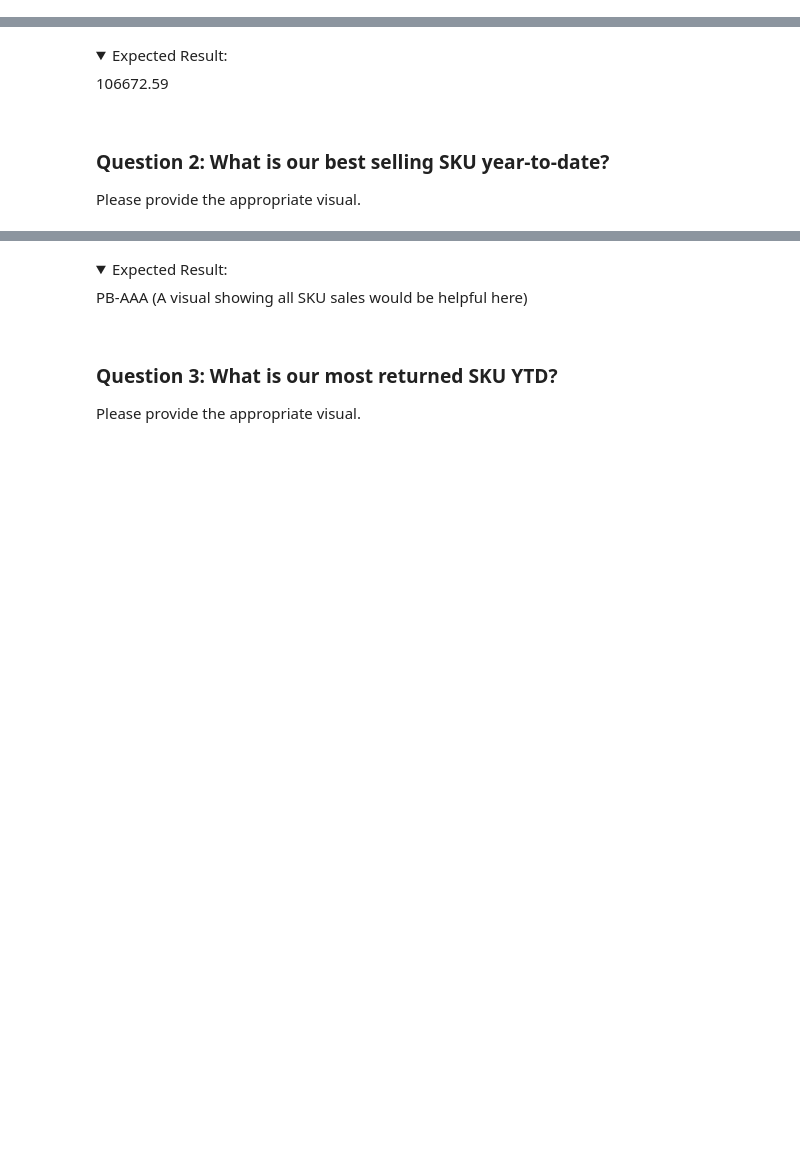
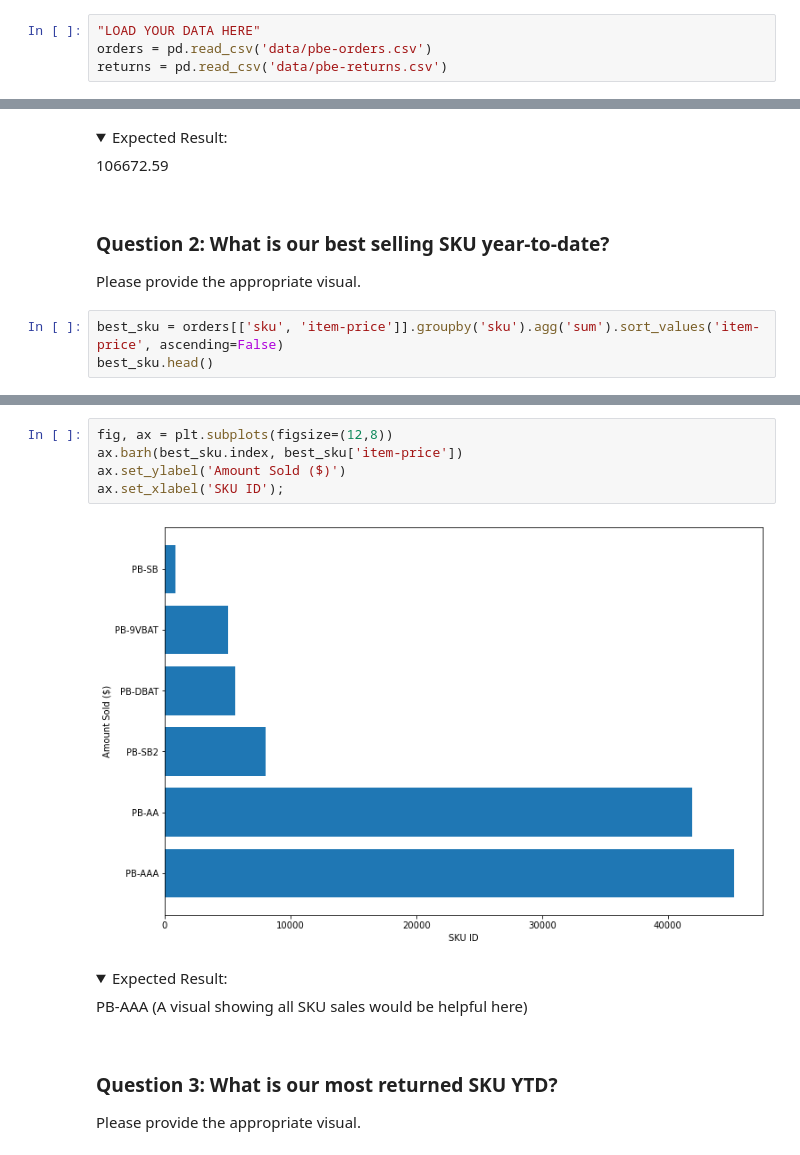
Before and after one commit to puga-42/fba-analysis, a Jupyter notebook: Amazon_Orders_Assignment.ipynb, the cells around one changed output, grey strips where cells are left out. Saved outputs shown, nothing was run; the diff lists cells and outputs as text; folded sections open; blank space fills up the shorter version.

```diff
--- a/Amazon_Orders_Assignment.ipynb
+++ b/Amazon_Orders_Assignment.ipynb
@@ -17,3 +16,7 @@ You may use any libraries you prefer. Your data is contained in the orders.csv a
+# %%
+"LOAD YOUR DATA HERE"
+orders = pd.read_csv('data/pbe-orders.csv')
+returns = pd.read_csv('data/pbe-returns.csv')
 # %% [markdown]
 ### Before you begin: Get to know your dataset.
 
@@ -33,3 +62,6 @@ Check out the columns and values. Notice anything about the data types? Look at
 ### Question 2: What is our best selling SKU year-to-date?
 
 Please provide the appropriate visual.
+# %%
+best_sku = orders[['sku', 'item-price']].groupby('sku').agg('sum').sort_values('item-price', ascending=False)
+best_sku.head()
@@ -36,3 +76,10 @@ Please provide the appropriate visual.
+# %%
+fig, ax = plt.subplots(figsize=(12,8))
+ax.barh(best_sku.index, best_sku['item-price'])
+ax.set_ylabel('Amount Sold ($)')
+ax.set_xlabel('SKU ID');
+# %% [output]
+[figure, added]
 # %% [markdown]
 <details>
     <summary>
```
Also changed, not shown: parts of 16 cells of this notebook.
